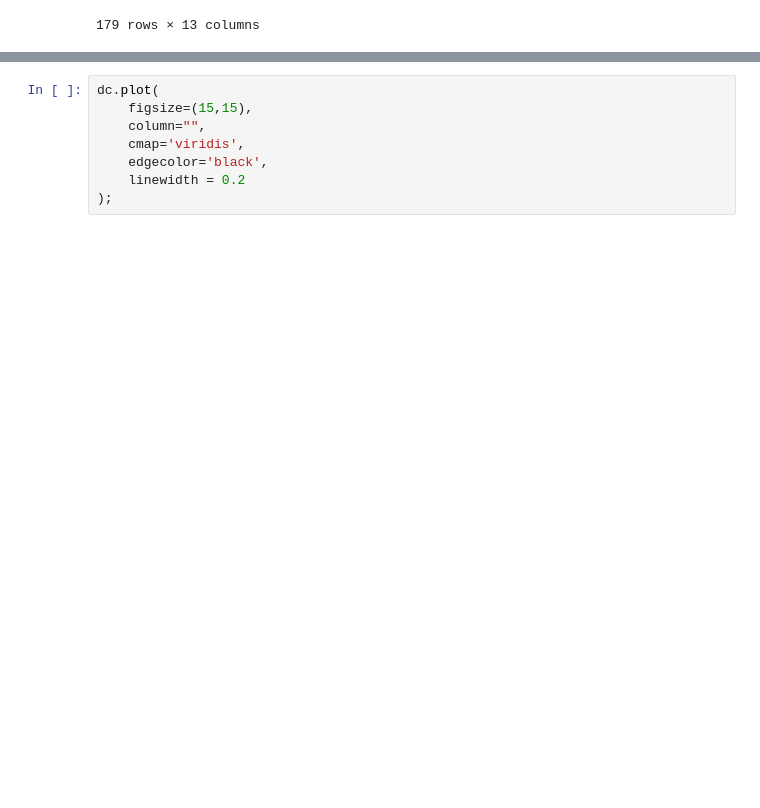
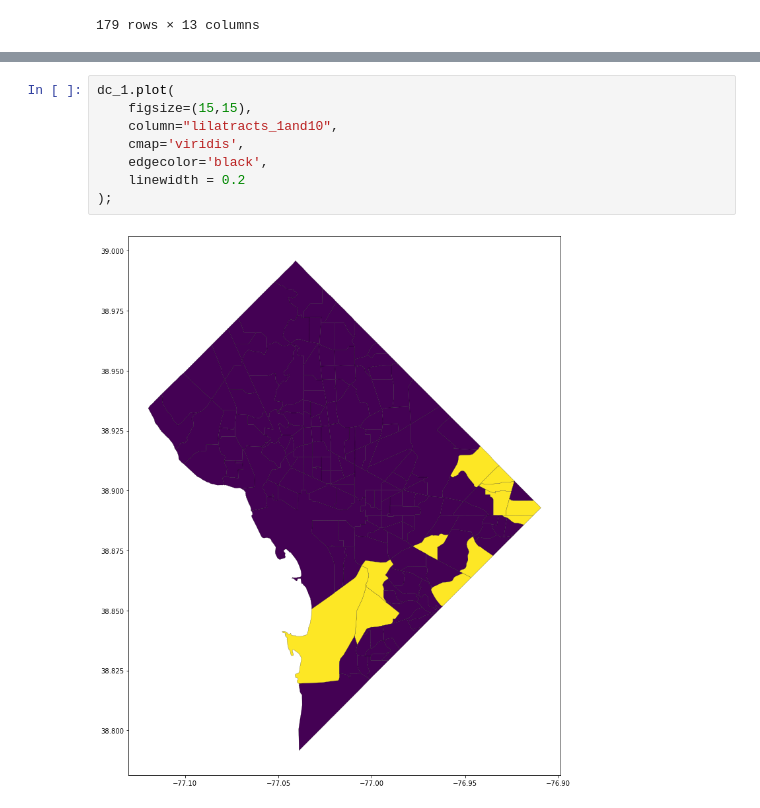
Before and after one commit to derryzrli/food-insecurity-analysis, a Jupyter notebook: starter-code_k.ipynb, the cells around one changed output, grey strips where cells are left out. Saved outputs shown, nothing was run; the diff lists cells and outputs as text; blank space fills up the shorter version.

```diff
--- a/starter-code_k.ipynb
+++ b/starter-code_k.ipynb
@@ -610,8 +643,10 @@ dc.head()
 # %%
-dc.plot(
+dc_1.plot(
     figsize=(15,15),
-    column="",
+    column="lilatracts_1and10",
     cmap='viridis',
     edgecolor='black',
     linewidth = 0.2
 );
+# %% [output]
+[figure, added]
```
Also changed, not shown: parts of 11 cells of this notebook.
